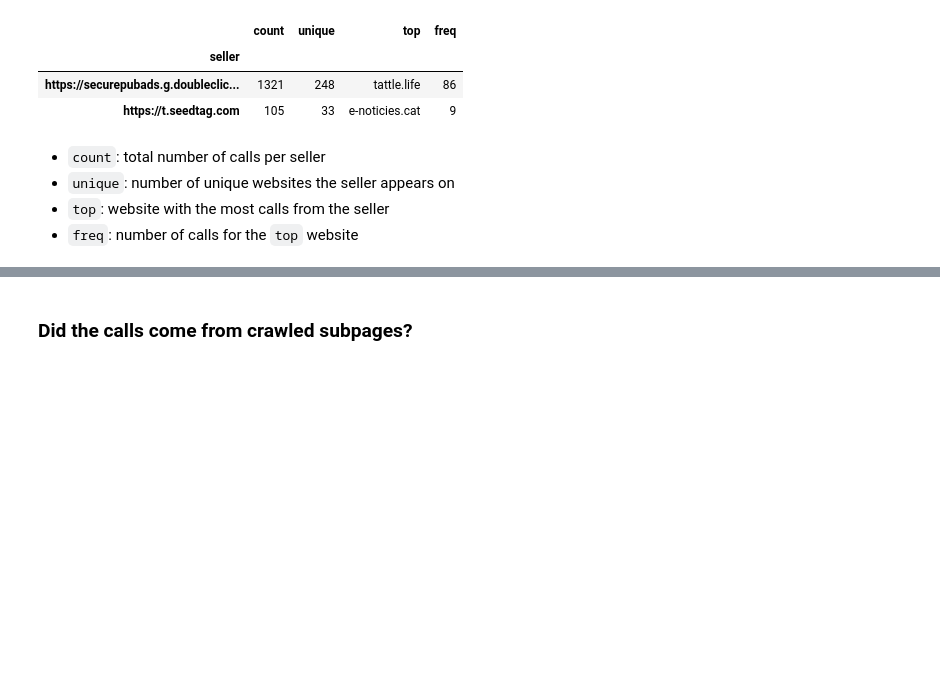
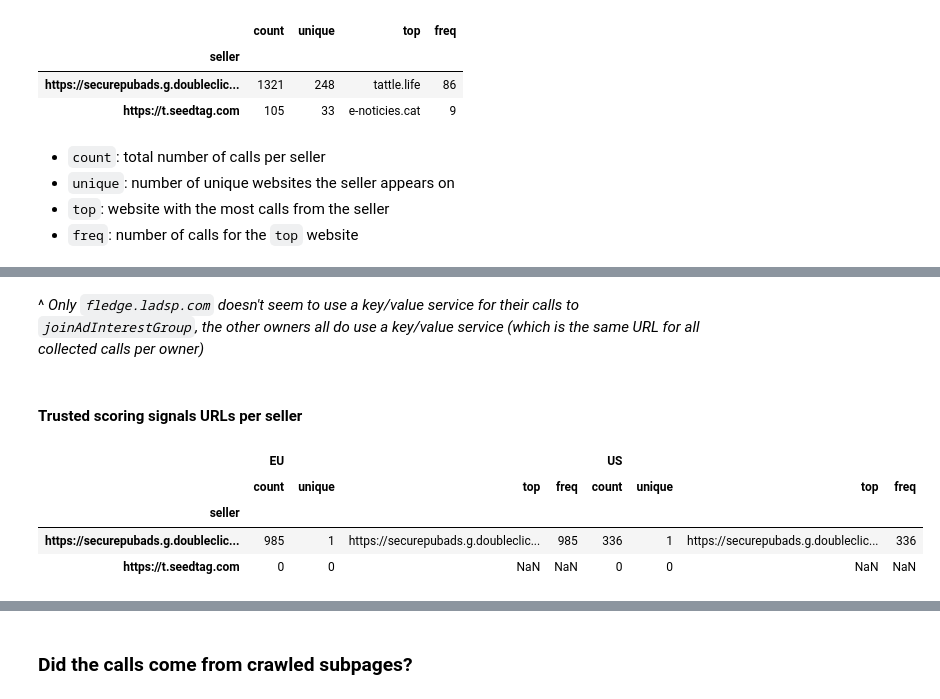
Before and after one commit to MichielP1807/tracker-radar-collector, a Jupyter notebook: post-processing/analysis.ipynb, the cells around one changed output, grey strips where cells are left out. Drawn from its saved outputs; the diff is of its cells as text; code cells hidden in the pictures; blank space fills up the shorter version.

```diff
--- a/post-processing/analysis.ipynb
+++ b/post-processing/analysis.ipynb
@@ -574,0 +635,20 @@ auction_calls.groupby("seller")["finalUrlFld"].describe().sort_values(by="unique
+# %% [markdown]
+^ *Only `fledge.ladsp.com` doesn't seem to use a key/value service for their calls to `joinAdInterestGroup`, the other owners all do use a key/value service (which is the same URL for all collected calls per owner)*
+# %% [markdown]
+#### Trusted scoring signals URLs per seller
+# %%
+data_per_region = []
+regions = []
+for region, region_data in auction_calls.groupby("region"):
+    regions.append(region)
+    data_per_region.append(region_data.groupby(["seller"])["trustedScoringSignalsUrl"]
+                            .describe().sort_values(by="count", ascending=False))
+
+combined_data = pd.concat(data_per_region, axis=1, keys=regions)
+display(combined_data)
+# %% [output]
+|  | EU |  |  |  | US |  |  |  |
+|  | count | unique | top | freq | count | unique | top | freq |
+| seller |  |  |  |  |  |  |  |  |
+| https://securepubads.g.doubleclic... | 985 | 1 | https://securepubads.g.doubleclic... | 985 | 336 | 1 | https://securepubads.g.doubleclic... | 336 |
+| https://t.seedtag.com | 0 | 0 | NaN | NaN | 0 | 0 | NaN | NaN |
```
Also changed, not shown: parts of 8 cells of this notebook.
